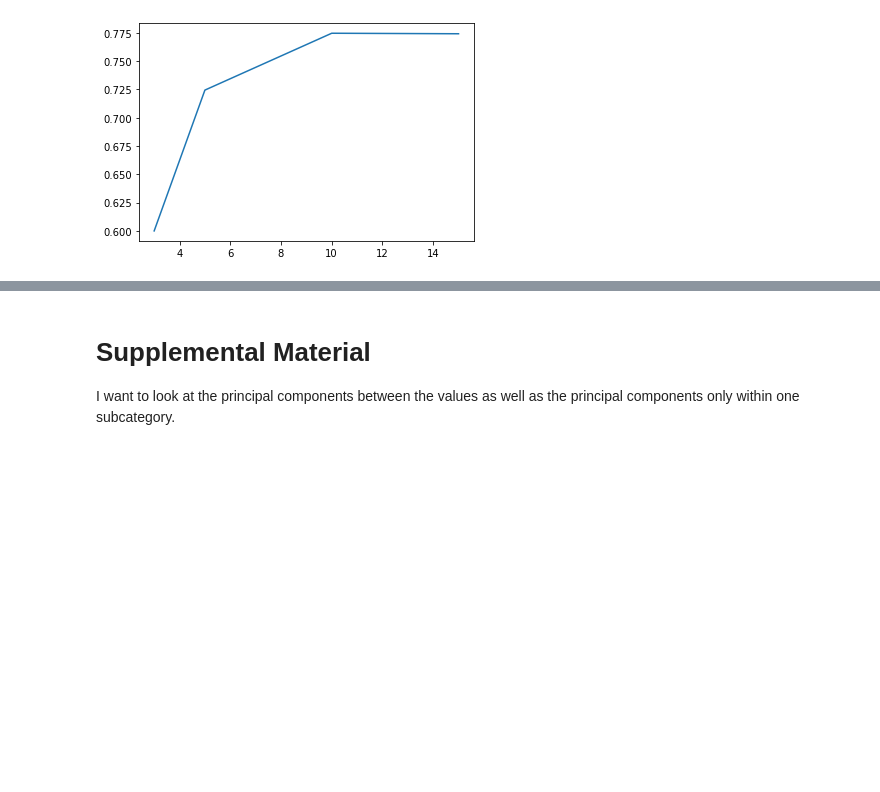
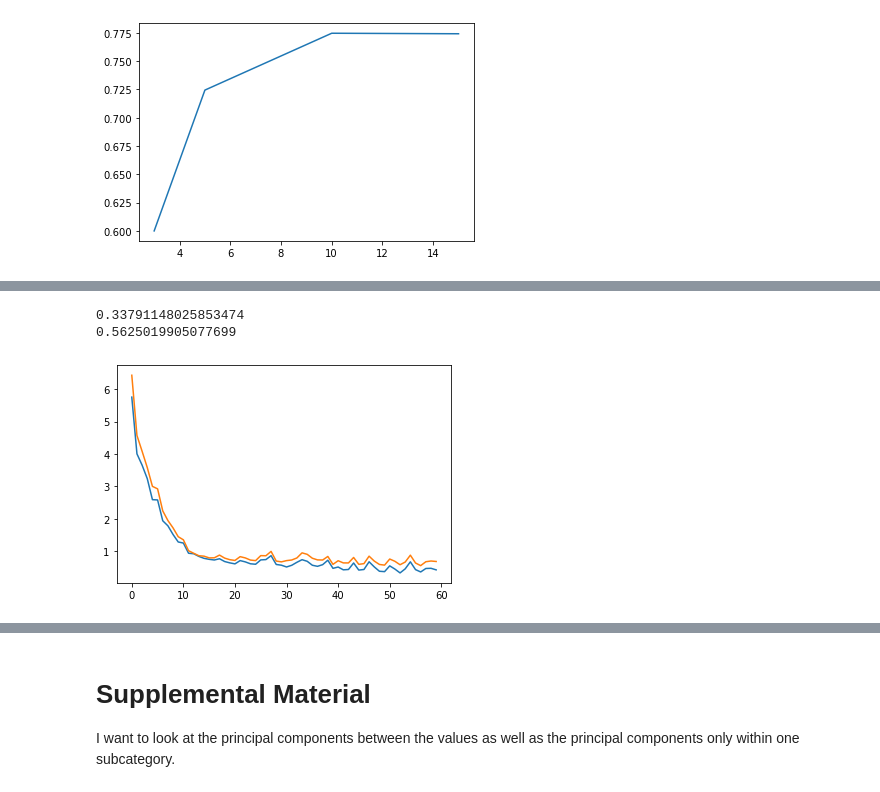
Before and after one commit to zcalhoun/ds4cee-final-project, a Jupyter notebook: final-analysis.ipynb, the cells around one changed output, grey strips where cells are left out. Saved outputs shown, nothing was run; the diff lists cells and outputs as text; code cells hidden in the pictures; blank space fills up the shorter version.

```diff
--- a/final-analysis.ipynb
+++ b/final-analysis.ipynb
@@ -203,0 +214,44 @@ MSE on train:  0.1253848936092277
+# %%
+# Split into a train/validation set for evaluating hyperparameters
+X_train_v, X_test_v, y_train_v, y_test_v = train_test_split(X_train, y_train, test_size=0.2, random_state=42)
+# %%
+big_train_dataset = dc.data.NumpyDataset(X=X_train, y=y_train)
+train_dataset = dc.data.NumpyDataset(X=X_train_v, y=y_train_v)
+val_dataset = dc.data.NumpyDataset(X=X_test_v, y=y_test_v)
+test_dataset = dc.data.NumpyDataset(X=X_test, y=y_test)
+
+# This was added to compare apples to apples
+true_test_dataset = dc.data.NumpyDataset(X=x_true_test, y=y_meas)
+# %%
+model = GCNModel(n_tasks=1,
+				mode='regression',
+				dropout=0.1)
+torch.device('cpu')
+
+epochs = []
+test_scores = []
+train_scores = []
+for i in range(50):
+	model.fit(train_dataset, nb_epoch=1)
+
+	scores = model.evaluate(train_dataset, [mean_squared_error, r2_score])
+	train_scores.append([scores['metric-1'], scores['metric-2']])
+	scores = model.evaluate(true_test_dataset, [mean_squared_error, r2_score])
+	test_scores.append([scores['metric-1'], scores['metric-2']])
+# %%
+for i in range(10):
+	model.fit(train_dataset, nb_epoch=1)
+
+	scores = model.evaluate(train_dataset, [mean_squared_error, r2_score])
+	train_scores.append([scores['metric-1'], scores['metric-2']])
+	scores = model.evaluate(true_test_dataset, [mean_squared_error, r2_score])
+	test_scores.append([scores['metric-1'], scores['metric-2']])
+# %%
+plt.plot(np.array(train_scores)[:, 0], label='Train')
+plt.plot(np.array(test_scores)[:, 0], label='Test')
+print(min(np.array(train_scores)[:, 0]))
+print(min(np.array(test_scores)[:, 0]))
+# %% [output]
+0.33791148025853474
+0.5625019905077699
+[figure, added]
```
Also changed, not shown: parts of 43 cells of this notebook, 44 other files.
